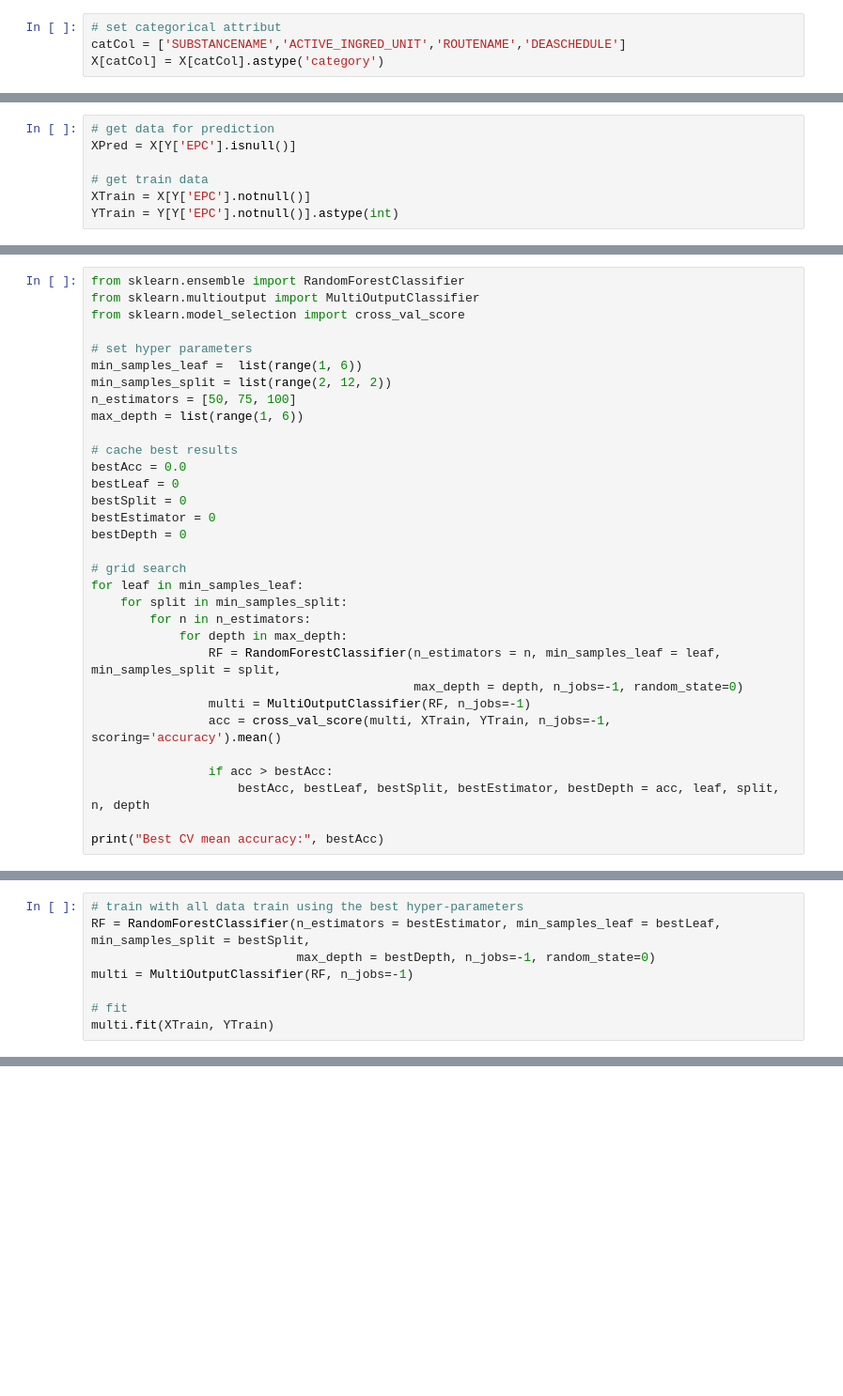
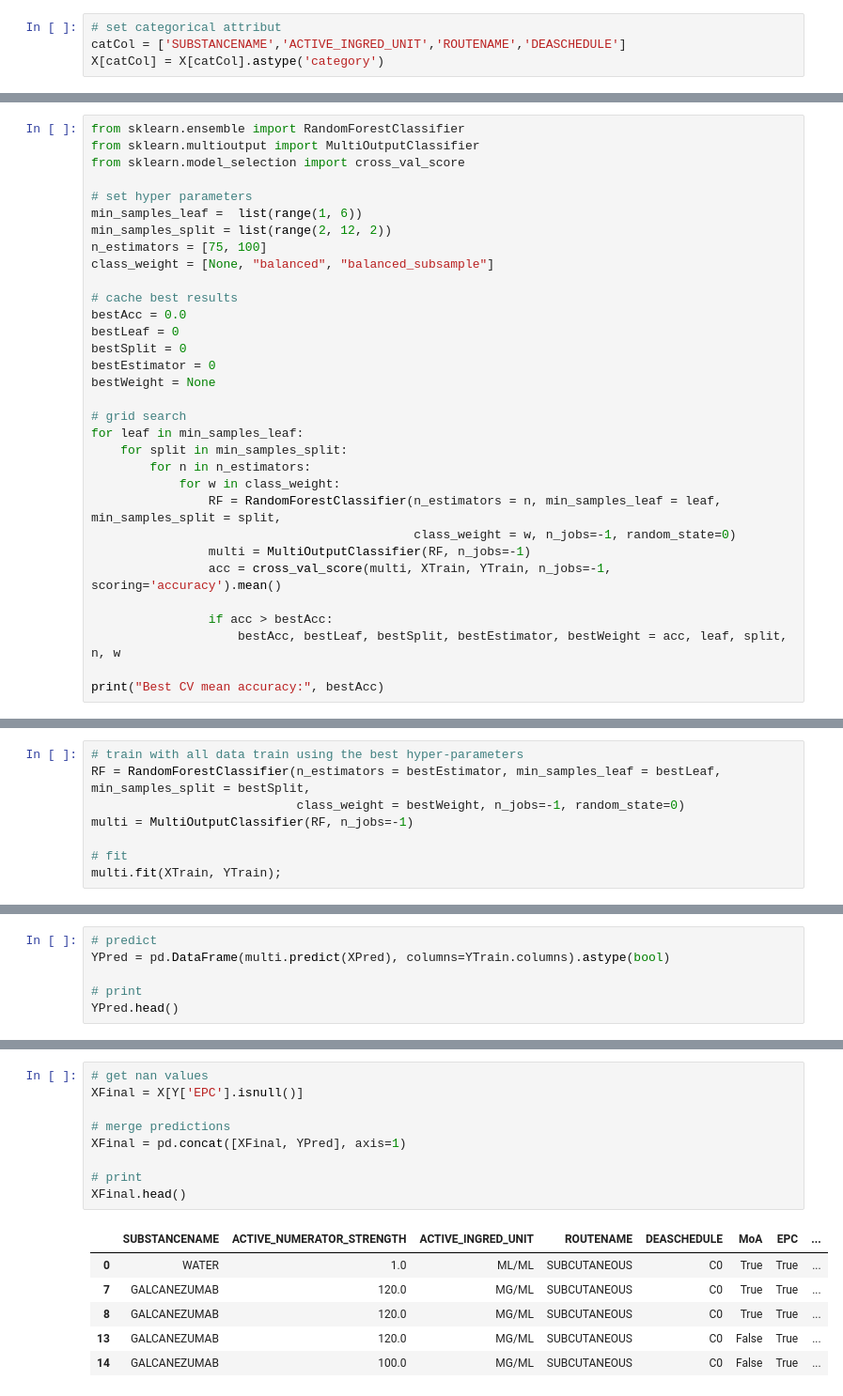
Before and after one commit to T-amairi/IFT870, a Jupyter notebook: TP2/tp2.ipynb, the cells around one changed output, grey strips where cells are left out. Shown at 94% size. Saved outputs shown, nothing was run; the diff lists cells and outputs as text; blank space fills up the shorter version.

```diff
--- a/TP2/tp2.ipynb
+++ b/TP2/tp2.ipynb
@@ -913,7 +928,0 @@ On peut maintenant split notre tableau en 3 jeux de données :
-# %%
-# get data for prediction
-XPred = X[Y['EPC'].isnull()]
-
-# get train data
-XTrain = X[Y['EPC'].notnull()]
-YTrain = Y[Y['EPC'].notnull()].astype(int)
@@ -927,28 +965,28 @@ from sklearn.model_selection import cross_val_score
 # set hyper parameters
 min_samples_leaf =  list(range(1, 6))
 min_samples_split = list(range(2, 12, 2))
-n_estimators = [50, 75, 100]
-max_depth = list(range(1, 6))
+n_estimators = [75, 100]
+class_weight = [None, "balanced", "balanced_subsample"]
 
 # cache best results
 bestAcc = 0.0
 bestLeaf = 0
 bestSplit = 0
 bestEstimator = 0
-bestDepth = 0
+bestWeight = None
 
 # grid search
 for leaf in min_samples_leaf:
     for split in min_samples_split:
         for n in n_estimators:
-            for depth in max_depth:
+            for w in class_weight:
                 RF = RandomForestClassifier(n_estimators = n, min_samples_leaf = leaf, min_samples_split = split,
-                                            max_depth = depth, n_jobs=-1, random_state=0)
+                                            class_weight = w, n_jobs=-1, random_state=0)
                 multi = MultiOutputClassifier(RF, n_jobs=-1)
                 acc = cross_val_score(multi, XTrain, YTrain, n_jobs=-1, scoring='accuracy').mean()
 
                 if acc > bestAcc:
-                    bestAcc, bestLeaf, bestSplit, bestEstimator, bestDepth = acc, leaf, split, n, depth
+                    bestAcc, bestLeaf, bestSplit, bestEstimator, bestWeight = acc, leaf, split, n, w
 
 print("Best CV mean accuracy:", bestAcc)
 # %% [output]
@@ -958,8 +996,8 @@ Parler de la précision qui implique une généralisation à l'aide de la CV + t
 # %%
 # train with all data train using the best hyper-parameters
 RF = RandomForestClassifier(n_estimators = bestEstimator, min_samples_leaf = bestLeaf, min_samples_split = bestSplit,
-                            max_depth = bestDepth, n_jobs=-1, random_state=0)
+                            class_weight = bestWeight, n_jobs=-1, random_state=0)
 multi = MultiOutputClassifier(RF, n_jobs=-1)
 
 # fit
-multi.fit(XTrain, YTrain)
+multi.fit(XTrain, YTrain);
@@ -970,0 +1021,6 @@ multi.predict(XPred)
+# %%
+# predict
+YPred = pd.DataFrame(multi.predict(XPred), columns=YTrain.columns).astype(bool)
+
+# print
+YPred.head()
@@ -970,0 +1036,16 @@ multi.predict(XPred)
+# %%
+# get nan values
+XFinal = X[Y['EPC'].isnull()]
+
+# merge predictions
+XFinal = pd.concat([XFinal, YPred], axis=1)
+
+# print
+XFinal.head()
+# %% [output]
+|  | SUBSTANCENAME | ACTIVE_NUMERATOR_STRENGTH | ACTIVE_INGRED_UNIT | ROUTENAME | DEASCHEDULE | MoA | EPC | ... |
+| 0 | WATER | 1.0 | ML/ML | SUBCUTANEOUS | C0 | True | True | ... |
+| 7 | GALCANEZUMAB | 120.0 | MG/ML | SUBCUTANEOUS | C0 | True | True | ... |
+| 8 | GALCANEZUMAB | 120.0 | MG/ML | SUBCUTANEOUS | C0 | True | True | ... |
+| 13 | GALCANEZUMAB | 120.0 | MG/ML | SUBCUTANEOUS | C0 | False | True | ... |
+| 14 | GALCANEZUMAB | 100.0 | MG/ML | SUBCUTANEOUS | C0 | False | True | ... |
```
Also changed, not shown: parts of 24 cells of this notebook.
